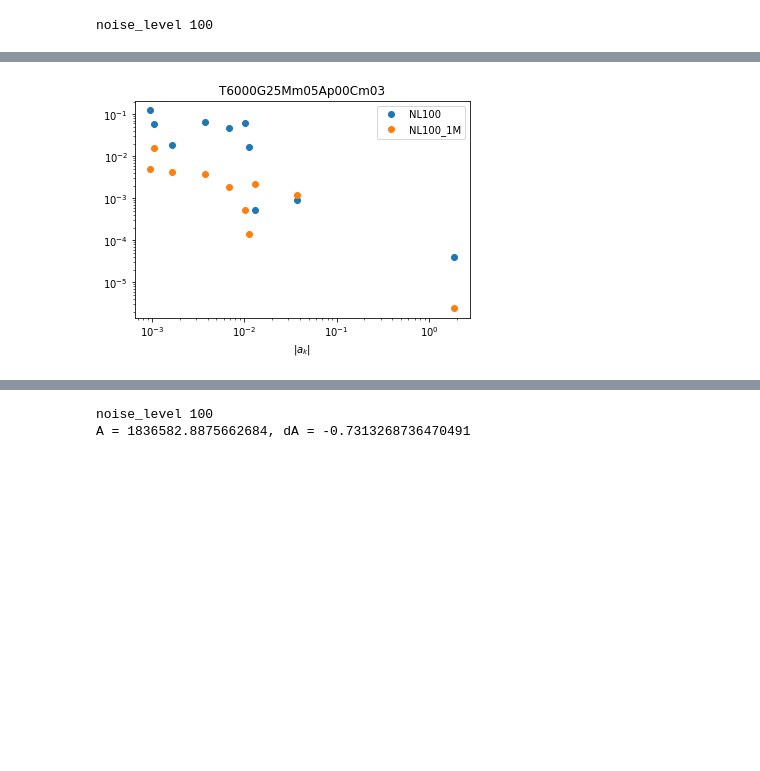
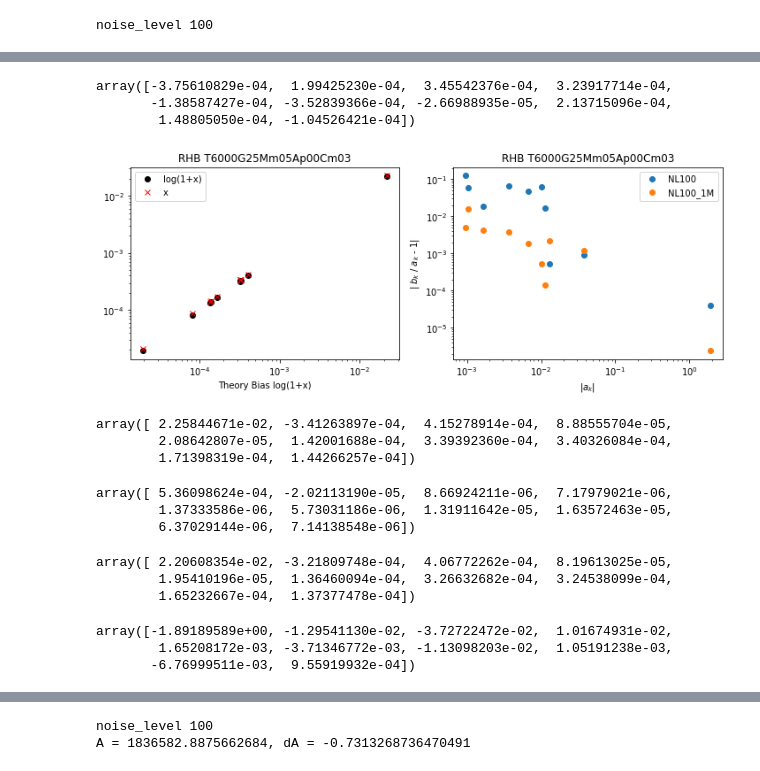
Before and after one commit to ViskaWei/PIML_v0, a Jupyter notebook: nb/test_bias.ipynb, the cells around one changed output, grey strips where cells are left out. Cells and saved outputs as stored; diff of their text form; code cells hidden in the pictures; blank space fills up the shorter version.

```diff
--- a/nb/test_bias.ipynb
+++ b/nb/test_bias.ipynb
@@ -81,4 +77,36 @@ bb.plot_pca_bias(bias_10k_100, title=name)
-# %%
-bb.plot_exp_bias(ak, [diff, diff_1M], labels=["NL100", "NL100_1M"], title=name)
-# %% [output]
-[figure, removed]
+# %%
+diff_10k_100
+# %% [output]
+array([-3.75610829e-04,  1.99425230e-04,  3.45542376e-04,  3.23917714e-04,
+       -1.38587427e-04, -3.52839366e-04, -2.66988935e-05,  2.13715096e-04,
+        1.48805050e-04, -1.04526421e-04])
+# %%
+diffs = [diff, diff_1M]
+# %%
+bb.plot_bias_evals(diffs, bias_10k_100, diff_labels=["NL100", "NL100_1M"],)
+# %% [output]
+[figure, added]
+# %%
+bias[0]
+# %% [output]
+array([ 2.25844671e-02, -3.41263897e-04,  4.15278914e-04,  8.88555704e-05,
+        2.08642807e-05,  1.42001688e-04,  3.39392360e-04,  3.40326084e-04,
+        1.71398319e-04,  1.44266257e-04])
+# %%
+bias[1]
+# %% [output]
+array([ 5.36098624e-04, -2.02113190e-05,  8.66924211e-06,  7.17979021e-06,
+        1.37333586e-06,  5.73031186e-06,  1.31911642e-05,  1.63572463e-05,
+        6.37029144e-06,  7.14138548e-06])
+# %%
+bias[2]
+# %% [output]
+array([ 2.20608354e-02, -3.21809748e-04,  4.06772262e-04,  8.19613025e-05,
+        1.95410196e-05,  1.36460094e-04,  3.26632682e-04,  3.24538099e-04,
+        1.65232667e-04,  1.37377478e-04])
+# %%
+ak
+# %% [output]
+array([-1.89189589e+00, -1.29541130e-02, -3.72722472e-02,  1.01674931e-02,
+        1.65208172e-03, -3.71346772e-03, -1.13098203e-02,  1.05191238e-03,
+       -6.76999511e-03,  9.55919932e-04])
```
Also changed, not shown: parts of 13 cells of this notebook, 1 other file.
